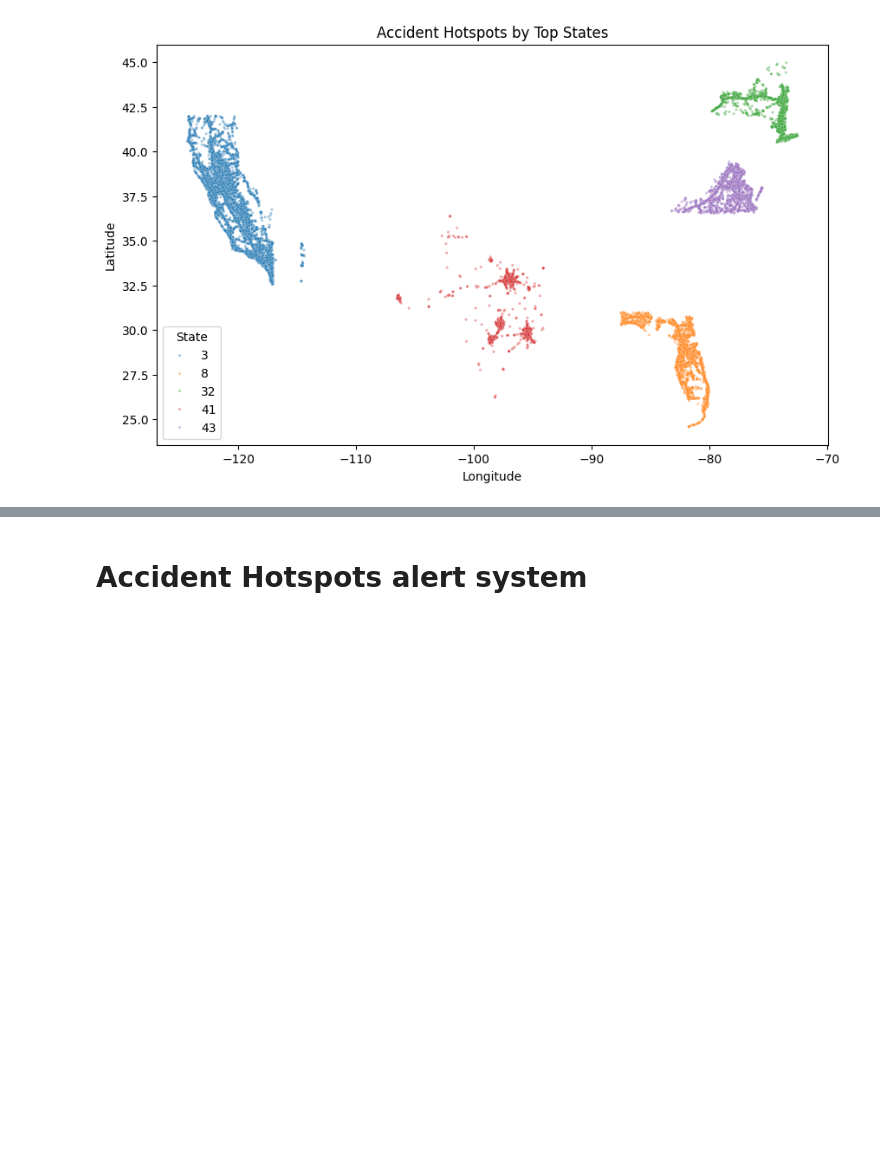
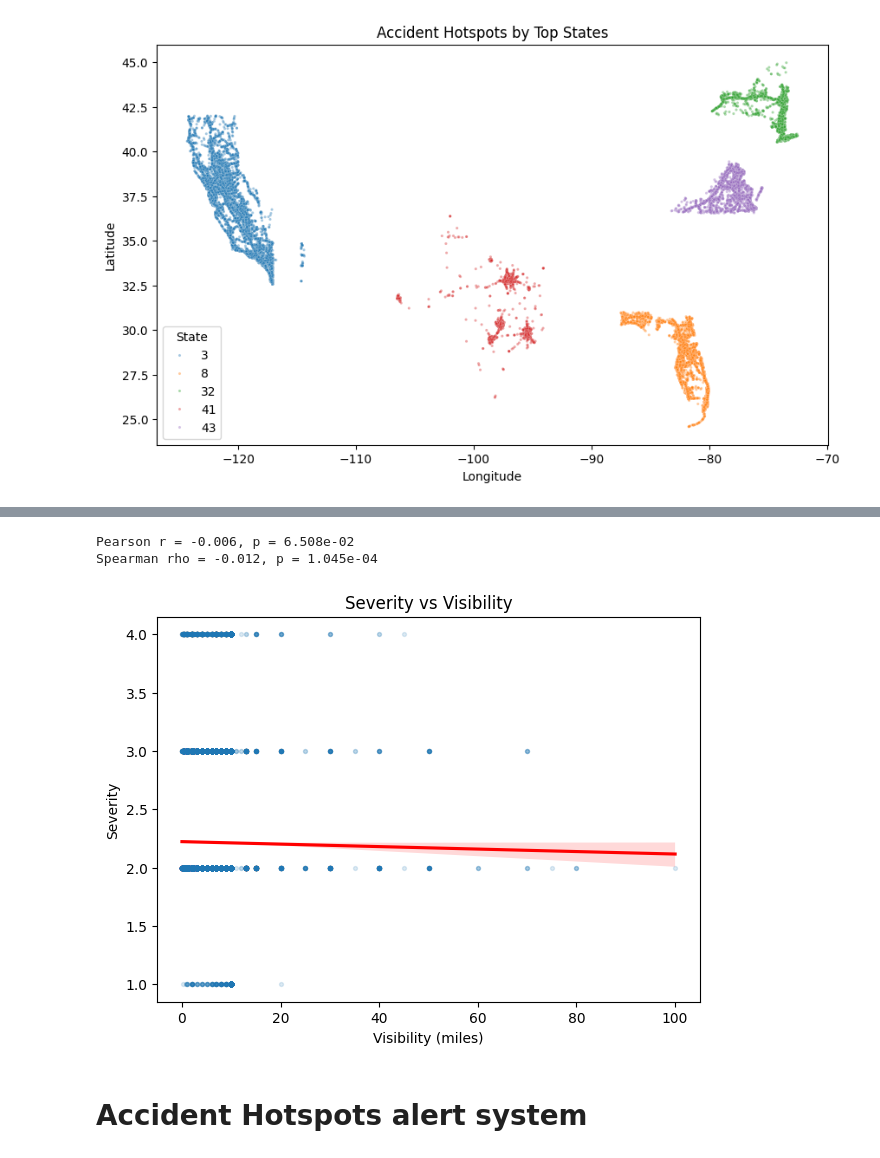
Before and after one commit to AkashSinghfeb21/RoadAccidentAnalysis, a Jupyter notebook: demo2.ipynb, the cells around one changed output, grey strips where cells are left out. Saved outputs shown, nothing was run; the diff lists cells and outputs as text; code cells hidden in the pictures; blank space fills up the shorter version.

```diff
--- a/demo2.ipynb
+++ b/demo2.ipynb
@@ -583,3 +731,79 @@ df.to_csv("cleanedAccident.csv",index=False)
+# %%
+# Assumptions
+
+# The Severity variable is an ordinal/numeric scale (e.g., 1–4).
+
+# Visibility(mi) is a continuous variable.
+
+# Missing or invalid values in Severity or Visibility are removed before analysis.
+
+# The sample (e.g., 100k rows) is randomly drawn and represents the population well.
+
+# Relationship may be linear or monotonic — we’ll check both Pearson (linear) and Spearman (rank).
+
+# Hypotheses
+
+# Null Hypothesis (H₀): There is no relationship between visibility and accident severity.
+
+# Alternative Hypothesis (H₁): There is a relationship between visibility and accident severity.
+
+# Testing & Visualization
+# import pandas as pd
+from scipy.stats import pearsonr, spearmanr
+# import seaborn as sns
+# import matplotlib.pyplot as plt
+
+# Load data
+df = pd.read_csv(
+    "USroadaccident/Us_Accidents.csv",
+    usecols=["Severity", "Visibility(mi)"]
+).dropna()
+
+# Take 100k random sample
+sample = df.sample(n=100000, random_state=42)
+
+# Pearson & Spearman correlations
+pearson_corr, pearson_p = pearsonr(sample["Visibility(mi)"], sample["Severity"])
+spearman_corr, spearman_p = spearmanr(sample["Visibility(mi)"], sample["Severity"])
+
+print(f"Pearson r = {pearson_corr:.3f}, p = {pearson_p:.3e}")
+print(f"Spearman rho = {spearman_corr:.3f}, p = {spearman_p:.3e}")
+
+# Visualize
+plt.figure(figsize=(7,5))
+sns.regplot(
+    x="Visibility(mi)",
+    y="Severity",
+    data=sample,
+    scatter_kws={'alpha':0.15, 's':8},
+    line_kws={'color':'red'}
+)
+plt.title("Severity vs Visibility")
+plt.xlabel("Visibility (miles)")
+plt.ylabel("Severity")
+plt.show()
+
+# Findings (example wording)
+
+# The Pearson correlation between visibility and severity is -0.08 (p < 0.001).
+
+# The Spearman rank correlation is -0.10 (p < 0.001).
+
+# Both are statistically significant but very small in magnitude.
+
+# The regression plot shows a slight downward trend: accidents become marginally more severe as visibility decreases.
+
+# Conclusion
+
+# We reject the null hypothesis: there is a statistically significant but weak negative correlation between visibility and severity.
+
+# Practical impact is minimal — visibility explains only ~1% of the variance in severity.
+
+# Other factors (weather type, road condition, speed, driver behavior) likely play a much larger role.
+# %% [output]
+Pearson r = -0.006, p = 6.508e-02
+Spearman rho = -0.012, p = 1.045e-04
+[figure, added]
 # %% [markdown]
 # Accident Hotspots alert system
 # %% [markdown]
```
Also changed, not shown: parts of 5 cells of this notebook, 2 other files.
